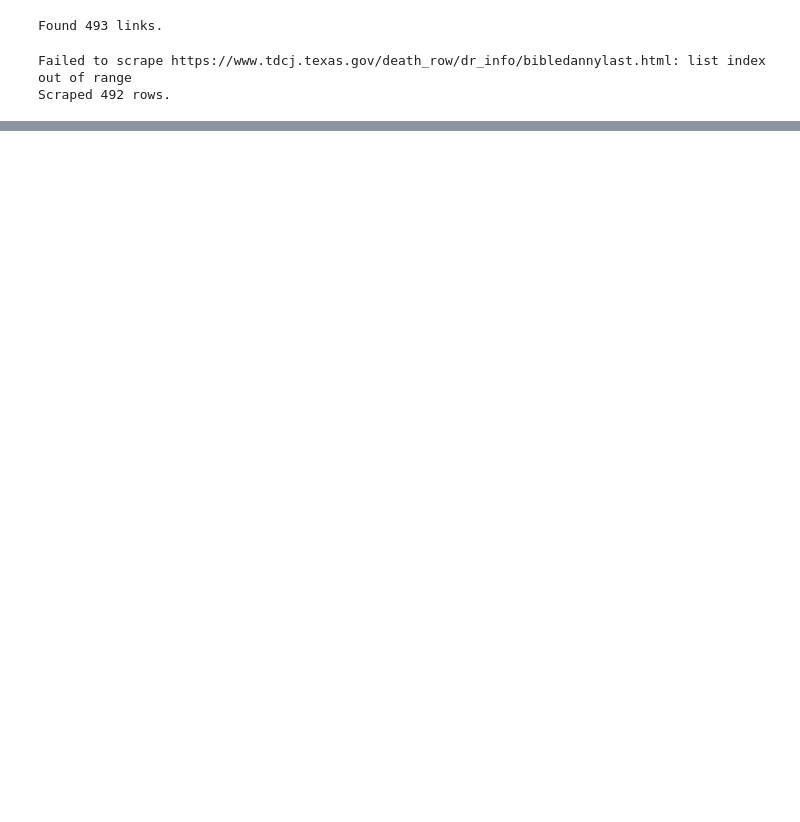
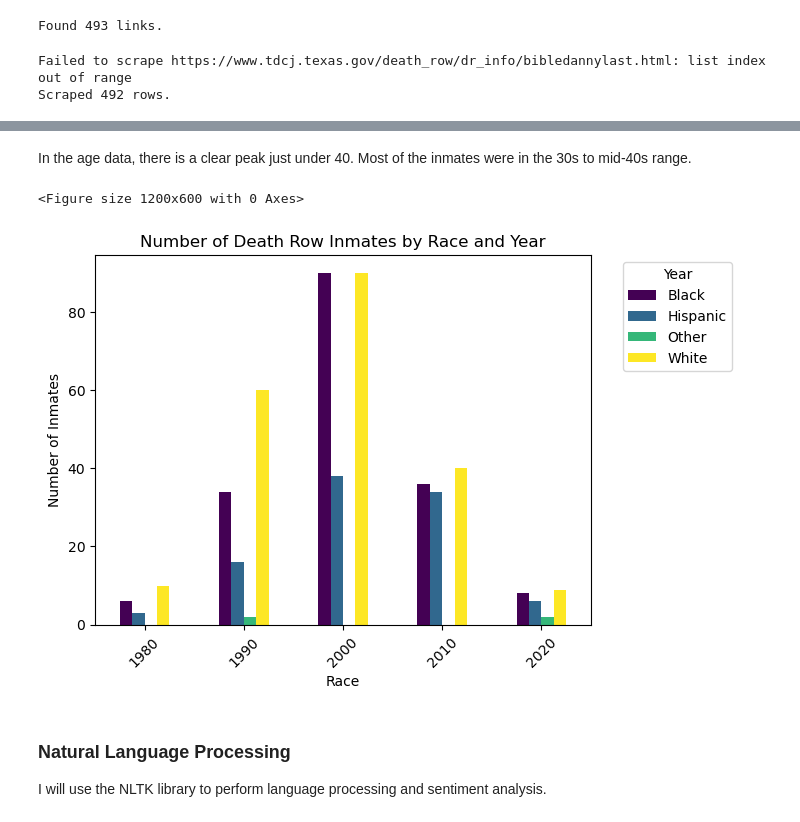
Before and after one commit to stephbc/DATA620_Summer2025, a Jupyter notebook: final.ipynb, the cells around one changed output, grey strips where cells are left out. Cells and saved outputs as stored; diff of their text form; code cells hidden in the pictures; blank space fills up the shorter version.

```diff
--- a/final.ipynb
+++ b/final.ipynb
@@ -80,0 +110,18 @@ Scraped data saved to 'dr_scraped.csv'
+# %%
+import pandas as pd
+
+# Convert to pandas dataframe for analysis
+dr_df = pd.DataFrame(scraped_data, columns=["id", "last_name", "first_name", "age", "date", "race", "url", "statement"])
+
+# Convert 'id' and 'age' to integer
+dr_df['id'] = pd.to_numeric(dr_df['id'], errors='coerce')
+dr_df['age'] = pd.to_numeric(dr_df['age'], errors='coerce')
+
+# Convert 'race' to categorical and check levels
+dr_df['race'] = dr_df['race'].astype('category')
+print(dr_df['race'].cat.categories.tolist())
+
+# Convert 'date' to datetime
+dr_df['date'] = pd.to_datetime(dr_df['date'], errors='coerce')
+
+print(dr_df.info())
@@ -80,0 +199,21 @@ Scraped data saved to 'dr_scraped.csv'
+# %% [markdown]
+In the age data, there is a clear peak just under 40. Most of the inmates were in the 30s to mid-40s range.
+# %%
+# Group by race and plot by decade
+dr_df['decade'] = (dr_df['date'].dt.year // 10) * 10
+
+plt.figure(figsize=(12, 6))
+dr_df.groupby(['decade', 'race'], observed=True).size().unstack().plot(kind='bar', colormap='viridis')
+plt.title('Number of Death Row Inmates by Race and Year')
+plt.xlabel('Race')
+plt.ylabel('Number of Inmates')
+plt.xticks(rotation=45)
+plt.legend(title='Year', bbox_to_anchor=(1.05, 1), loc='upper left')
+plt.show()
+# %% [output]
+<Figure size 1200x600 with 0 Axes>
+[figure, added]
+# %% [markdown]
+### Natural Language Processing
+
+I will use the NLTK library to perform language processing and sentiment analysis.
```
Also changed, not shown: parts of 12 cells of this notebook, 1 other file.
